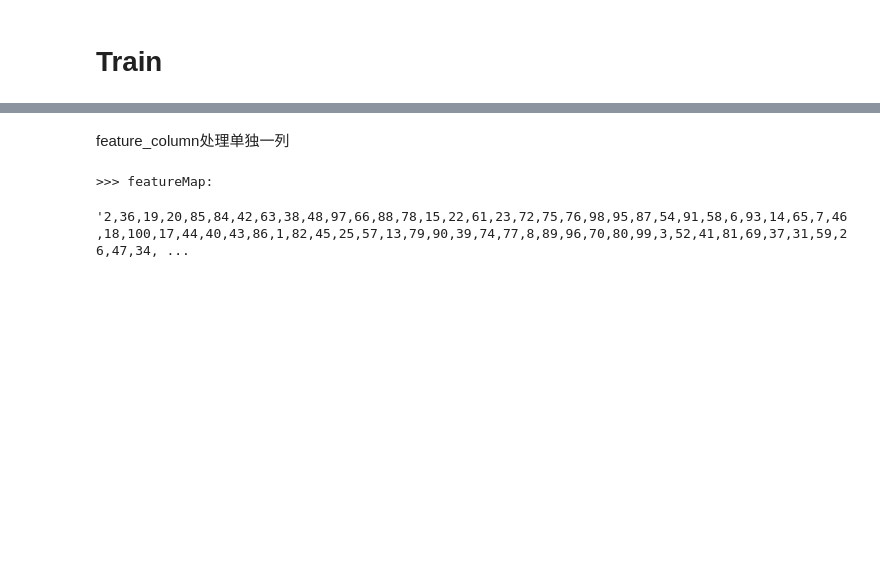
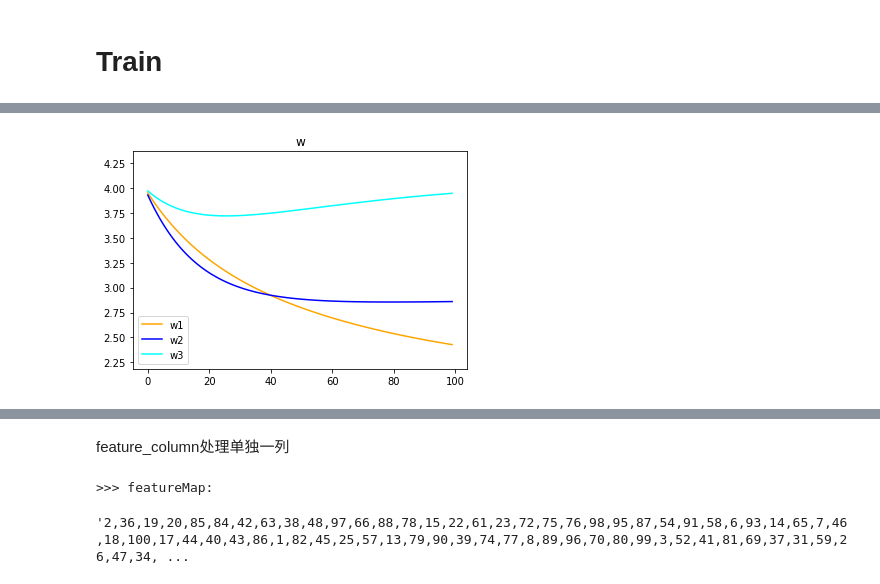
Before and after one commit to Zachary4biz/notebook_collection, a Jupyter notebook: DeepFM_TF2.ipynb, the cells around one changed output, grey strips where cells are left out. Cells and saved outputs as stored; diff of their text form; code cells hidden in the pictures; blank space fills up the shorter version.

Commit message:
update|add details in DeepFM

```diff
--- a/DeepFM_TF2.ipynb
+++ b/DeepFM_TF2.ipynb
@@ -1158,0 +1255,8 @@ array([[0.6245435 ],
+# %%
+base_dir="/home/zhoutong/notebook_collection/tmp/CTR"
+with open(os.path.join(base_dir,"cat_featureMap.pkl"),"rb") as frb:
+    cat_featureMap = pickle.load(frb)
+cat_feat=["C{}".format(i) for i in range(1,29)]
+num_feat=["I{}".format(i) for i in range(1,14)]
+onehot_feat=["C{}".format(i) for i in range(1,27)]
+multihot_feat = ["C27","C28"]
@@ -1303,10 +1714,13 @@ class DeepFM(tf.keras.Model):
 # %%
 params={
-    "layer_units":[4,4,1],
-    "feature_size":cat_featureSize,
+    "layer_units":[64,12],
+    "feature_size":sum([len(v) for k,v in cat_featureMap.items()]),
     "emb_size":4,
     "dense_size":13,
     "onehot_size":26,
-    "multihot_size":2
+    "multihot_size":2,
+    "deep_only":False
 }
 M=DeepFM(**params)
+M.layers
+[(w.name,w.shape) for w in M.weights]
@@ -1511,0 +2009,62 @@ while True:
+# %%
+# y=w1x1+w2x2+w3x3
+use_opt = False
+np.random.seed(2020)
+lr=0.0001
+sample_cnt=4
+fnc = lambda x1,x2,x3: 2*x1+3*x2+4*x3
+x = np.random.randint(0,10,(sample_cnt,3)).astype(np.float64)
+w = np.random.randint(1,5,(3,)).reshape(-1,1).astype(np.float64)
+y = np.array([fnc(*i) for i in x]).reshape(-1,1)
+x = tf.Variable(x,trainable=False,name="x")
+w = tf.Variable(w,trainable=True,name="w")
+y = tf.Variable(y,trainable=False,name="y")
+"x",x.numpy()
+"y",y.numpy()
+"w",w.numpy()
+w_history = []
+g_history = []
+loss_history=[]
+opt = tf.keras.optimizers.Adam(learning_rate=1e-1)
+for i in tqdm(range(100)):
+    with tf.GradientTape() as tape:
+        tape.watch(w)
+        pred = tf.matmul(x,w)
+        loss = tf.keras.losses.MSE(y,pred)
+    g = tape.gradient(loss,w)
+    g_manually = -2*(y-pred)*x
+    loss_history.append(np.sum(y-pred))
+    if use_opt:
+        _ = opt.apply_gradients(zip([g],[w]))
+    else:
+        w = w - lr*g
+    g_history.append(g.numpy().flatten())
+    w_history.append(w.numpy().flatten())
+g_history = np.array(g_history)
+w_history = np.array(w_history)
+
+
+# plot W
+_ = plt.plot(w_history[:,0],color='orange',label='w1')
+_ = plt.plot(w_history[:,1],color='blue',label='w2')
+_ = plt.plot(w_history[:,2],color='cyan',label='w3')
+_ = plt.legend()
+_ = plt.ylim(bottom=np.min(w_history)*0.9,top=np.max(w_history)*1.1)
+_ = plt.title("w")
+plt.show()
+
+
+# plot Gradient
+_ = plt.plot(g_history[:,0],color='orange',label='g_w1')
+_ = plt.plot(g_history[:,1],color='blue',label='g_w2')
+_ = plt.plot(g_history[:,2],color='cyan',label='g_w3')
+_ = plt.legend()
+_ = plt.ylim(bottom=np.min(g_history)*0.9,top=np.max(g_history)*1.1)
+_ = plt.title("gradient of w")
+plt.show()
+
+# plot loss=y - pred
+_ = plt.plot(loss_history)
+_ = plt.title("y - pred")
+plt.show()
+# %% [output]
@@ -1511,0 +2082 @@ while True:
+[figure, added]
```
Also changed, not shown: parts of 50 cells of this notebook, 1 other file.
